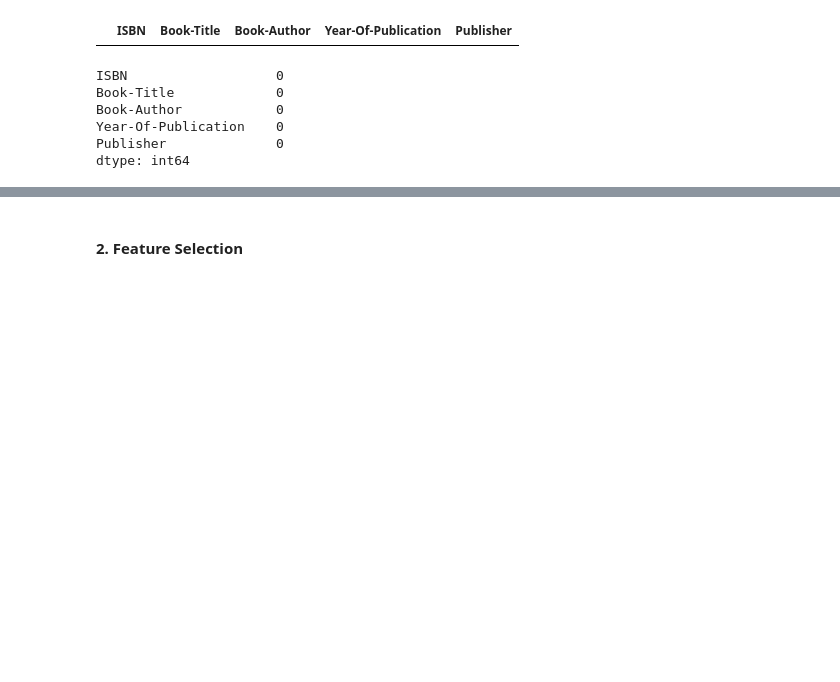
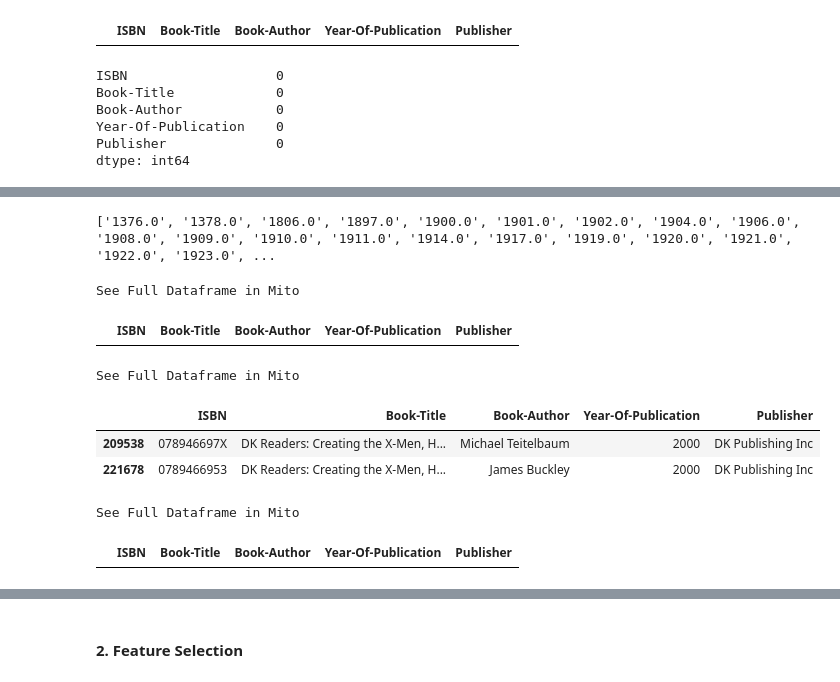
Before and after one commit to kaushikk1999/Book-Recommendation-System, a Jupyter notebook: Book Recommendation System 2.ipynb, the cells around one changed output, grey strips where cells are left out. Cells and saved outputs as stored; diff of their text form; code cells hidden in the pictures; blank space fills up the shorter version.

```diff
--- a/Book Recommendation System 2.ipynb
+++ b/Book Recommendation System 2.ipynb
@@ -1330,0 +1349,44 @@ dtype: int64
+# %%
+books['Year-Of-Publication']=books['Year-Of-Publication'].astype('str')
+a=list(books['Year-Of-Publication'].unique())
+a=set(a)
+a=list(a)
+a = [x for x in a if x is not None]
+a.sort()
+print(a)
+# %% [output]
+['1376.0', '1378.0', '1806.0', '1897.0', '1900.0', '1901.0', '1902.0', '1904.0', '1906.0', '1908.0', '1909.0', '1910.0', '1911.0', '1914.0', '1917.0', '1919.0', '1920.0', '1921.0', '1922.0', '1923.0', ...
+# %%
+#investigating the rows having 'DK Publishing Inc' as yearOfPublication
+books.loc[books['Year-Of-Publication'] == "There's a Bat in Bunk Five",:]
+# %% [output]
+See Full Dataframe in Mito
+|  | ISBN | Book-Title | Book-Author | Year-Of-Publication | Publisher |
+# %%
+#From above, it is seen that bookAuthor is incorrectly loaded with bookTitle, hence making required corrections
+#ISBN '0789466953'
+books.loc[books.ISBN == '0789466953','Year-Of-Publication'] = 2000
+books.loc[books.ISBN == '0789466953','Book-Author'] = "James Buckley"
+books.loc[books.ISBN == '0789466953','Publisher'] = "DK Publishing Inc"
+books.loc[books.ISBN == '0789466953','Book-Title'] = "DK Readers: Creating the X-Men, How Comic Books Come to Life (Level 4: Proficient Readers)"
+
+#ISBN '078946697X'
+books.loc[books.ISBN == '078946697X','Year-Of-Publication'] = 2000
+books.loc[books.ISBN == '078946697X','Book-Author'] = "Michael Teitelbaum"
+books.loc[books.ISBN == '078946697X','Publisher'] = "DK Publishing Inc"
+books.loc[books.ISBN == '078946697X','Book-Title'] = "DK Readers: Creating the X-Men, How It All Began (Level 4: Proficient Readers)"
+
+#rechecking
+books.loc[(books.ISBN == '0789466953') | (books.ISBN == '078946697X'),:]
+#corrections done
+# %% [output]
+See Full Dataframe in Mito
+|  | ISBN | Book-Title | Book-Author | Year-Of-Publication | Publisher |
+| 209538 | 078946697X | DK Readers: Creating the X-Men, H... | Michael Teitelbaum | 2000 | DK Publishing Inc |
+| 221678 | 0789466953 | DK Readers: Creating the X-Men, H... | James Buckley | 2000 | DK Publishing Inc |
+# %%
+#investigating the rows having 'Gallimard' as yearOfPublication
+books.loc[books['Year-Of-Publication'] == 'Gallimard',:]
+# %% [output]
+See Full Dataframe in Mito
+|  | ISBN | Book-Title | Book-Author | Year-Of-Publication | Publisher |
```
Also changed, not shown: parts of 23 cells of this notebook.
